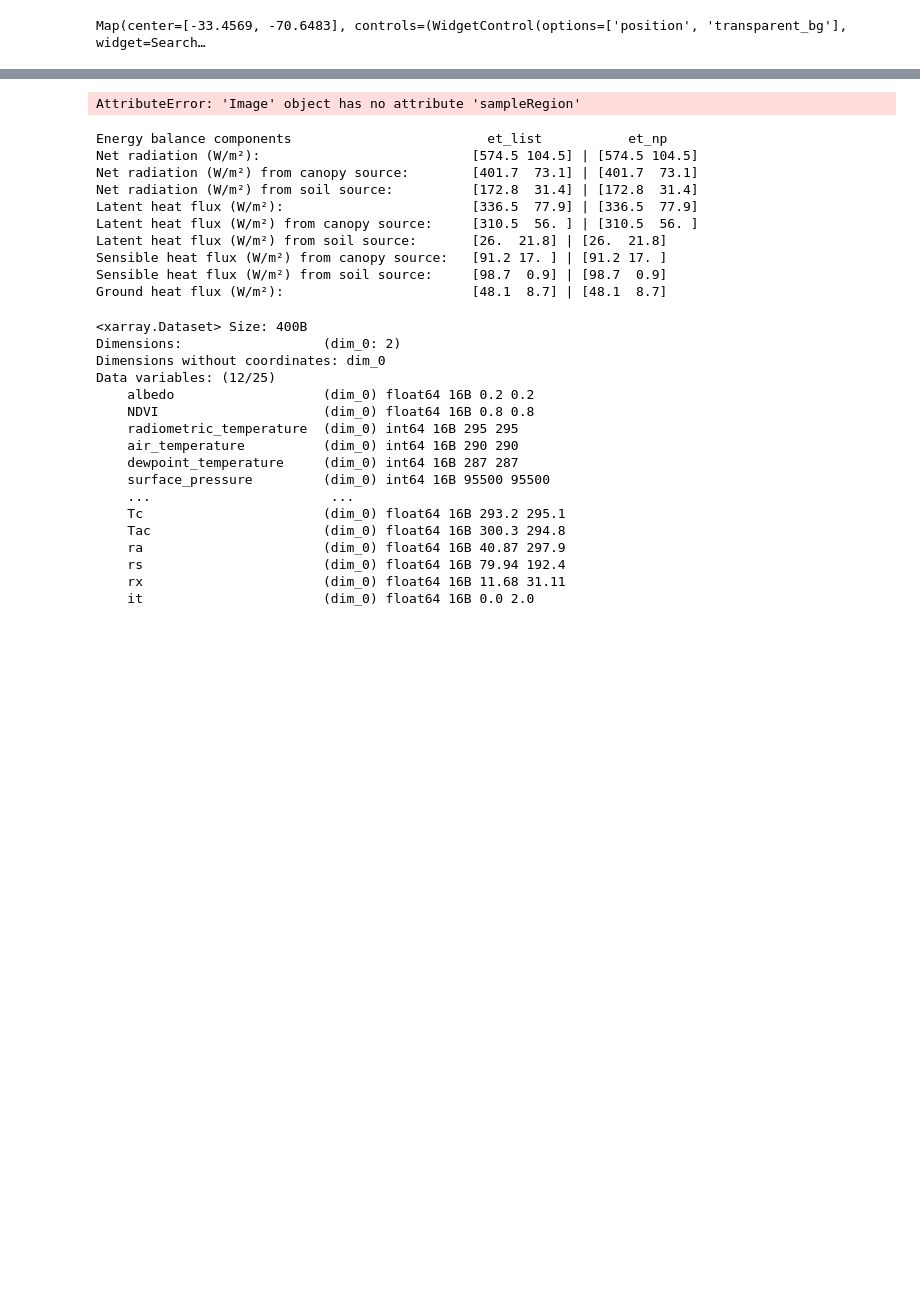
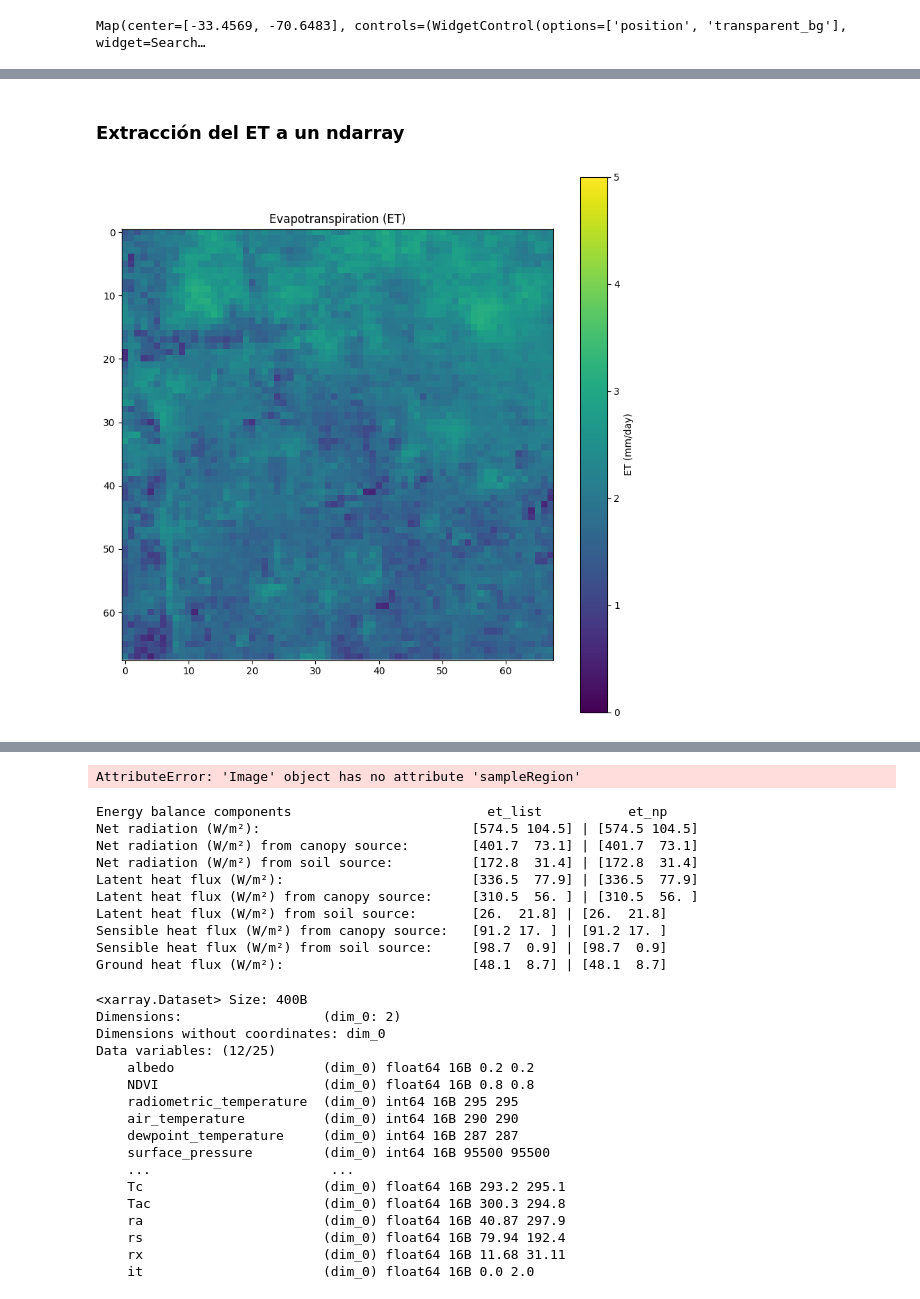
Before and after one commit to space-app-mengineers/evapotranspiration-back, a Jupyter notebook: openet.ipynb, the cells around one changed output, grey strips where cells are left out. Saved outputs shown, nothing was run; the diff lists cells and outputs as text; code cells hidden in the pictures; blank space fills up the shorter version.

```diff
--- a/openet.ipynb
+++ b/openet.ipynb
@@ -335 +206,32 @@ Map(center=[-33.4569, -70.6483], controls=(WidgetControl(options=['position', 't
+# %% [markdown]
+### Extracción del ET a un ndarray
+# %%
+# image.select('ET') to numpy array without reduce
+import numpy as np
+import matplotlib.pyplot as plt
+
+# Select one image by LANDSAT_INDEX:
+image = (
+    landsat_era5_tseb_collection
+    .filter(ee.Filter.eq("LANDSAT_INDEX",
+    landsat_era5_tseb_collection.aggregate_array("LANDSAT_INDEX").getInfo()[0]
+    ))
+    .first()
+    .select('ET')
+    .sampleRectangle(
+        region=ee.Geometry(region).buffer(1000).bounds(),
+    )
+)
+
+# Convert the data to a NumPy array
+et_array = np.array(image.get('ET').getInfo())
+
+# Plot the ET values as a square array
+plt.figure(figsize=(10, 10))
+plt.imshow(et_array, cmap='viridis', vmin=0, vmax=5)
+plt.colorbar(label='ET (mm/day)')
+plt.title('Evapotranspiration (ET)')
+plt.show()
+# %% [output]
+[figure, added]
 # %%
```
Also changed, not shown: parts of 16 cells of this notebook.
